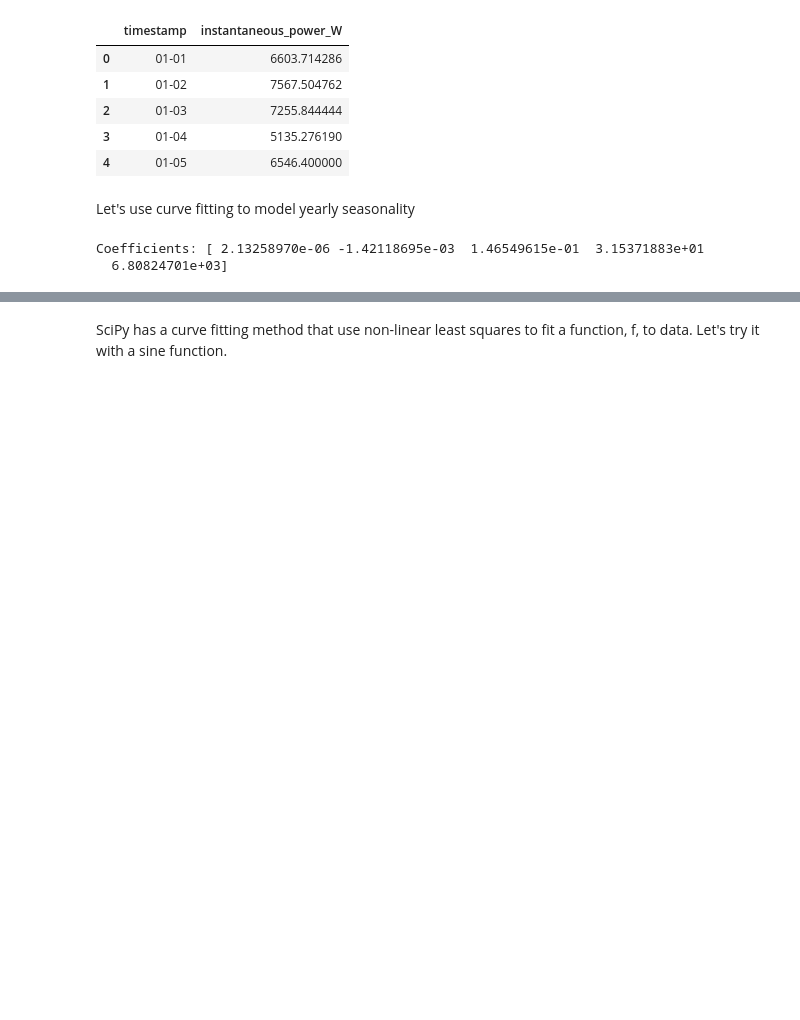
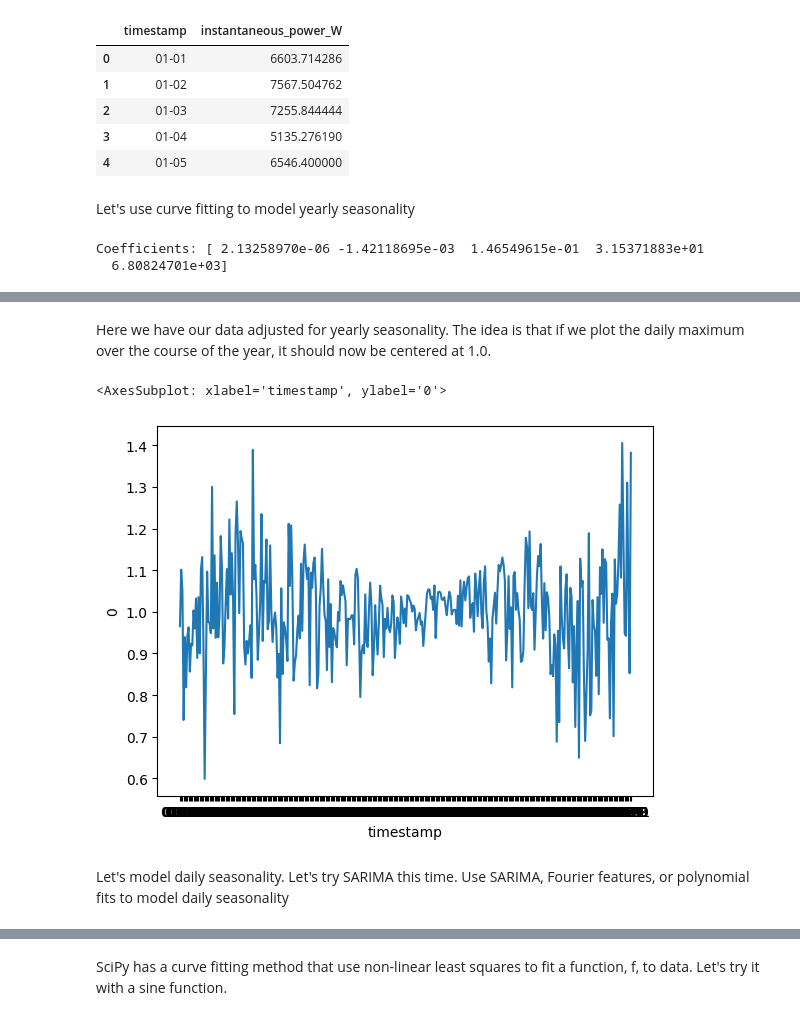
Before and after one commit to WAT-ai/open-climate-fix-project, a Jupyter notebook: eda/seasonality.ipynb, the cells around one changed output, grey strips where cells are left out. Saved outputs shown, nothing was run; the diff lists cells and outputs as text; code cells hidden in the pictures; blank space fills up the shorter version.

```diff
--- a/eda/seasonality.ipynb
+++ b/eda/seasonality.ipynb
@@ -286,0 +340,13 @@ TODO: temporal encoding & seasonality representation for intraday data
+# %% [markdown]
+Here we have our data adjusted for yearly seasonality. The idea is that if we plot the daily maximum over the course of the year, it should now be centered at 1.0.
+# %%
+pv_output3 = pv_output2.reset_index()
+pv_output3['timestamp'] = pv_output3['timestamp'].apply(lambda t: t[:5])
+daily_max2 = pv_output3.groupby('timestamp')[0].apply(lambda n: n.nlargest(5).mean())
+sns.lineplot(daily_max2)
+# %% [output]
+<AxesSubplot: xlabel='timestamp', ylabel='0'>
+[figure, added]
+# %% [markdown]
+Let's model daily seasonality. Let's try SARIMA this time.
+Use SARIMA, Fourier features, or polynomial fits to model daily seasonality
```
Also changed, not shown: parts of 28 cells of this notebook.
